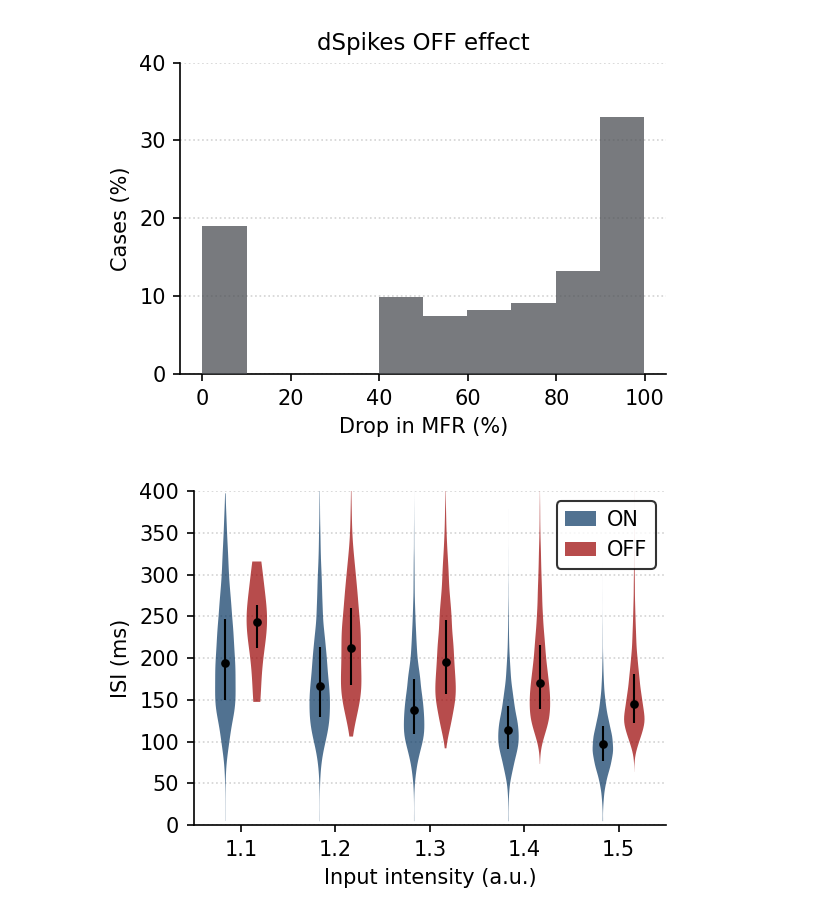
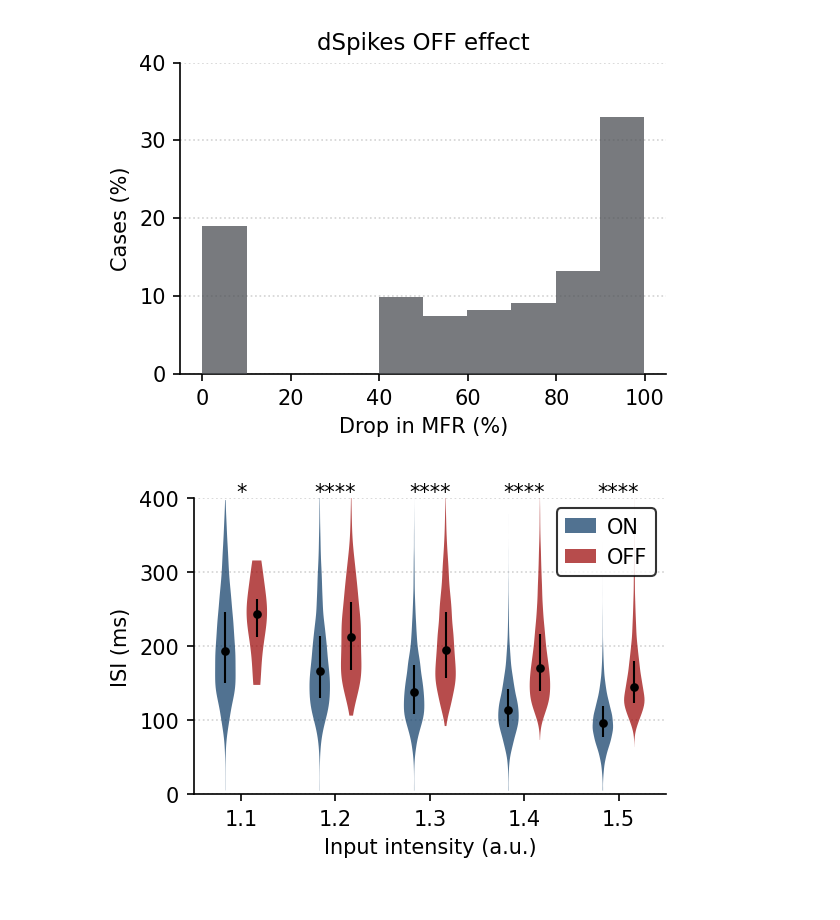
Before and after one commit to mpgl/dendrify-old-see-readme, a Jupyter notebook: Fig7-notebook.ipynb, the cells around one changed output. Drawn from its saved outputs; the diff is of its cells as text; code cells hidden in the pictures.

```diff
--- a/Fig7-notebook.ipynb
+++ b/Fig7-notebook.ipynb
@@ -686,7 +685,7 @@ for x, y in zip(ec_freqs, ca3_freqs):
     isi2_flat = b.hstack(isi2)
     data_OFF.append(isi2_flat)
 
-fig, ax = b.subplots(figsize=[4,3])
+fig, ax = b.subplots(figsize=[4,2.8])
 violin1 = ax.violinplot(data_ON, positions=[0, 3, 6, 9, 12],
                         showextrema=False, widths=.65)
 violin2 = ax.violinplot(data_OFF, positions=[1, 4, 7, 10, 13],
@@ -713,31 +712,35 @@ for i in data_OFF:
 inds = [1, 4, 7, 10, 13]
 ax.scatter(inds, medians, marker='o', color='black', s=10, zorder=3)
 ax.vlines(inds, quartile1, quartile3, color='black', linestyle='-', lw=1)
 
 medians = []
 quartile1 = []
 quartile3 = []
 
 for i in data_ON:
     q1, median, q3 = b.percentile(i, [25, 50, 75], axis=0)
     medians.append(median)
     quartile1.append(q1)
     quartile3.append(q3)
 
 inds = [0, 3, 6, 9, 12]
 ax.scatter(inds, medians, marker='o', color='black', s=10, zorder=3)
 ax.vlines(inds, quartile1, quartile3, color='black', linestyle='-', lw=1)
 
+for pos, stars in zip([0.5, 3.5, 6.5, 9.5, 12.5],
+                     ['*', "****", "****", "****", "****"]):
+    ax.text(pos, 400, stars, ha='center')
+
 handles = [mpatches.Patch(edgecolor=None, facecolor='#073763', alpha=.7),
            mpatches.Patch(edgecolor=None, facecolor='#990000', alpha=.7)]
 labels = ['ON', 'OFF']
 ax.legend(handles, labels, loc='upper right', ncol=1)
 ax.yaxis.grid(zorder=0)
 ax.set_ylabel("ISI (ms)")
 ax.set_xlabel("Input intensity (a.u.)")
 ax.set_ylim(top=400, bottom=0)
 ax.set_xticks(b.arange(0, 15, 3)+.5)
 ax.set_xticklabels([1.1, 1.2, 1.3, 1.4, 1.5])
 fig.tight_layout()
 # %% [output]
-[figure, old version]
+[figure, new version]
```
Also changed, not shown: parts of 13 cells of this notebook.
